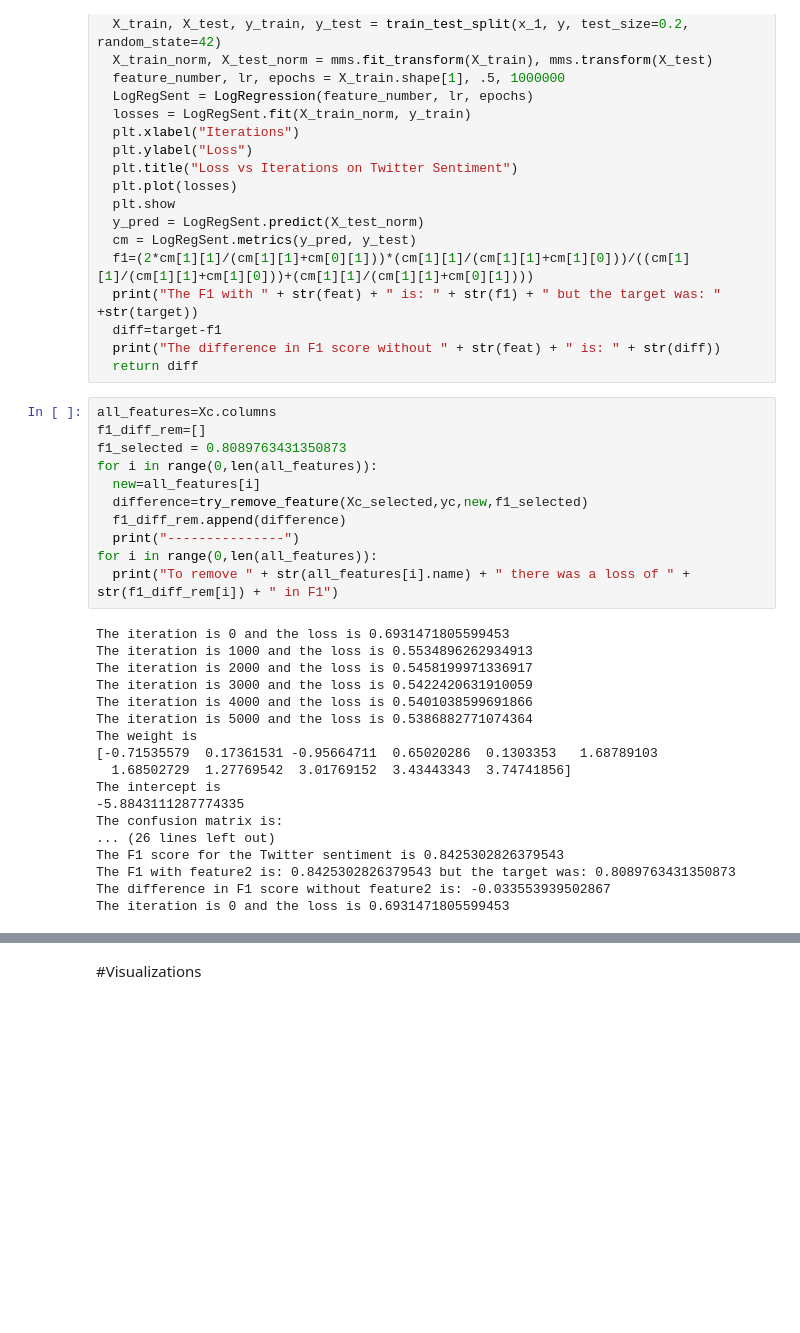
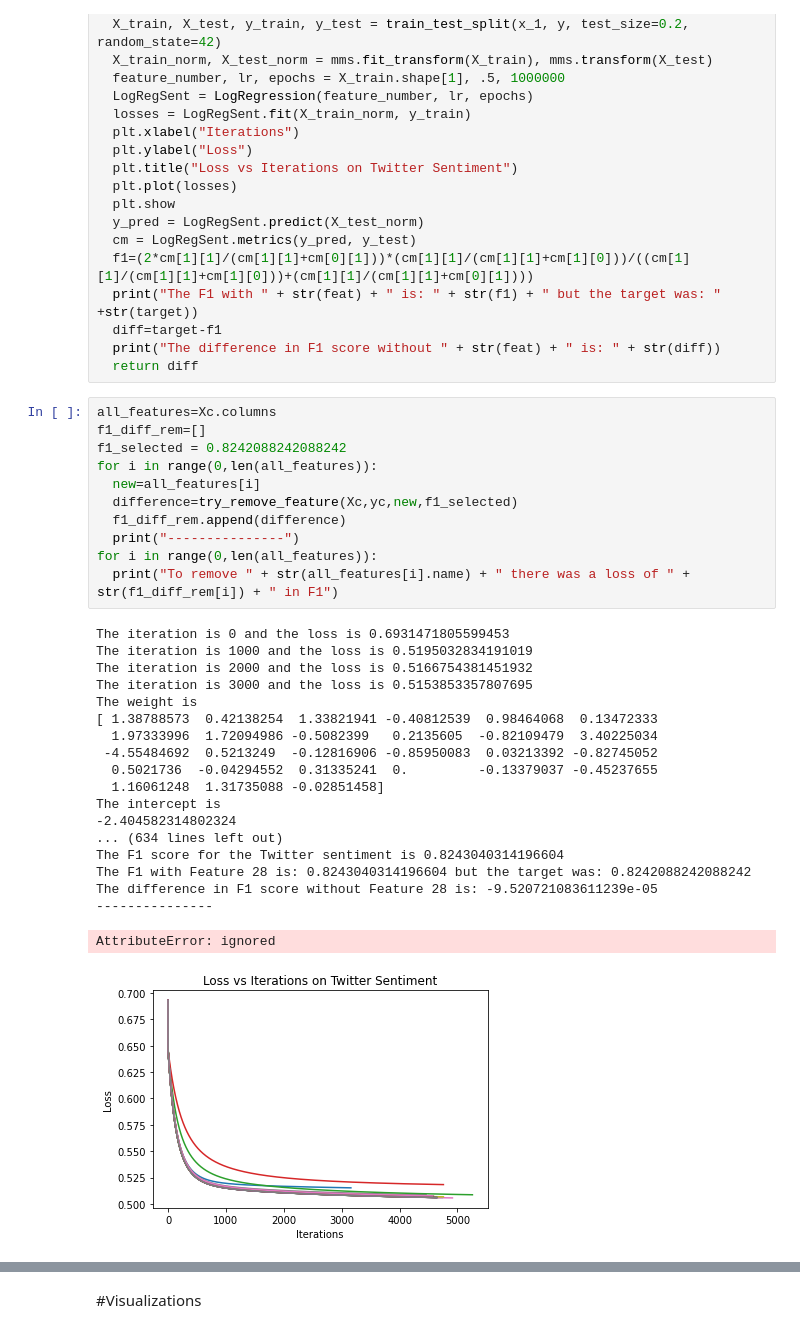
Before and after one commit to dldowning/Fall2022-5222, a Jupyter notebook: All_Features_Downing_Roberts_5222_Project_2.ipynb, the cells around one changed output, grey strips where cells are left out. Saved outputs shown, nothing was run; the diff lists cells and outputs as text; blank space fills up the shorter version.

```diff
--- a/All_Features_Downing_Roberts_5222_Project_2.ipynb
+++ b/All_Features_Downing_Roberts_5222_Project_2.ipynb
@@ -1076,29 +1160,31 @@ def try_remove_feature(x,y,feat,target):
 # %%
 all_features=Xc.columns
 f1_diff_rem=[]
-f1_selected = 0.8089763431350873
+f1_selected = 0.8242088242088242
 for i in range(0,len(all_features)):
   new=all_features[i]
-  difference=try_remove_feature(Xc_selected,yc,new,f1_selected)
+  difference=try_remove_feature(Xc,yc,new,f1_selected)
   f1_diff_rem.append(difference)
   print("---------------")
 for i in range(0,len(all_features)):
   print("To remove " + str(all_features[i].name) + " there was a loss of " + str(f1_diff_rem[i]) + " in F1")
 # %% [output]
 The iteration is 0 and the loss is 0.6931471805599453
-The iteration is 1000 and the loss is 0.5534896262934913
-The iteration is 2000 and the loss is 0.5458199971336917
-The iteration is 3000 and the loss is 0.5422420631910059
-The iteration is 4000 and the loss is 0.5401038599691866
-The iteration is 5000 and the loss is 0.5386882771074364
+The iteration is 1000 and the loss is 0.5195032834191019
+The iteration is 2000 and the loss is 0.5166754381451932
+The iteration is 3000 and the loss is 0.5153853357807695
 The weight is
-[-0.71535579  0.17361531 -0.95664711  0.65020286  0.1303353   1.68789103
-  1.68502729  1.27769542  3.01769152  3.43443343  3.74741856]
+[ 1.38788573  0.42138254  1.33821941 -0.40812539  0.98464068  0.13472333
+  1.97333996  1.72094986 -0.5082399   0.2135605  -0.82109479  3.40225034
+ -4.55484692  0.5213249  -0.12816906 -0.85950083  0.03213392 -0.82745052
+  0.5021736  -0.04294552  0.31335241  0.         -0.13379037 -0.45237655
+  1.16061248  1.31735088 -0.02851458]
 The intercept is
--5.8843111287774335
-The confusion matrix is:
-... (26 lines left out)
-The F1 score for the Twitter sentiment is 0.8425302826379543
-The F1 with feature2 is: 0.8425302826379543 but the target was: 0.8089763431350873
-The difference in F1 score without feature2 is: -0.033553939502867
-The iteration is 0 and the loss is 0.6931471805599453
+-2.404582314802324
+... (634 lines left out)
+The F1 score for the Twitter sentiment is 0.8243040314196604
+The F1 with Feature 28 is: 0.8243040314196604 but the target was: 0.8242088242088242
+The difference in F1 score without Feature 28 is: -9.520721083611239e-05
+---------------
+AttributeError: ignored
+[figure, added]
```
Also changed, not shown: parts of 23 cells of this notebook.
